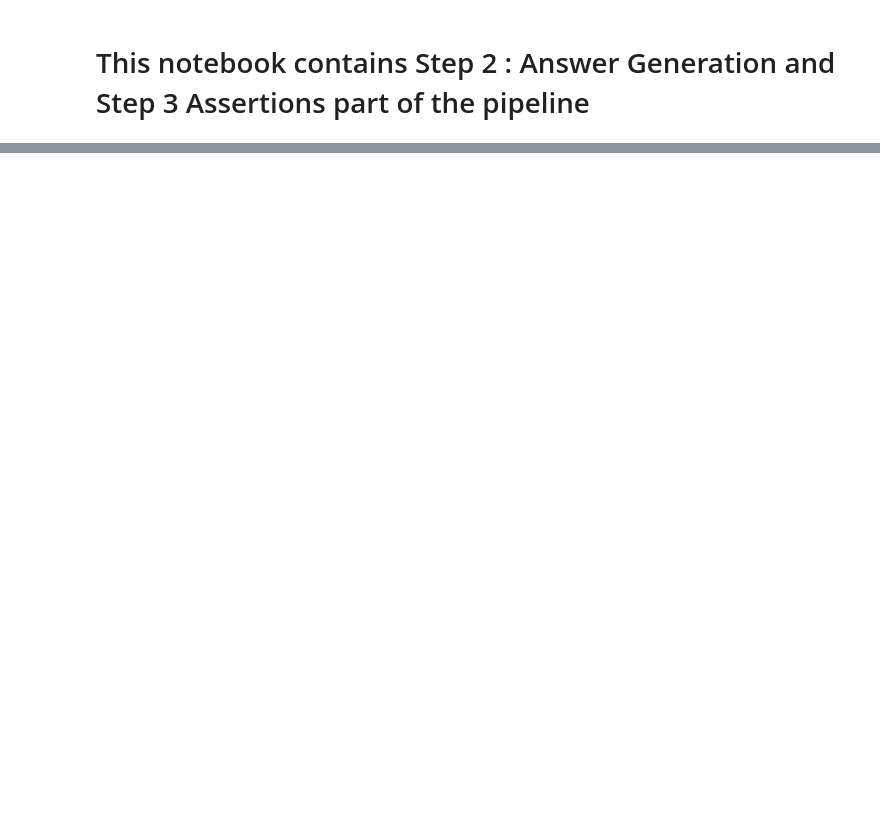
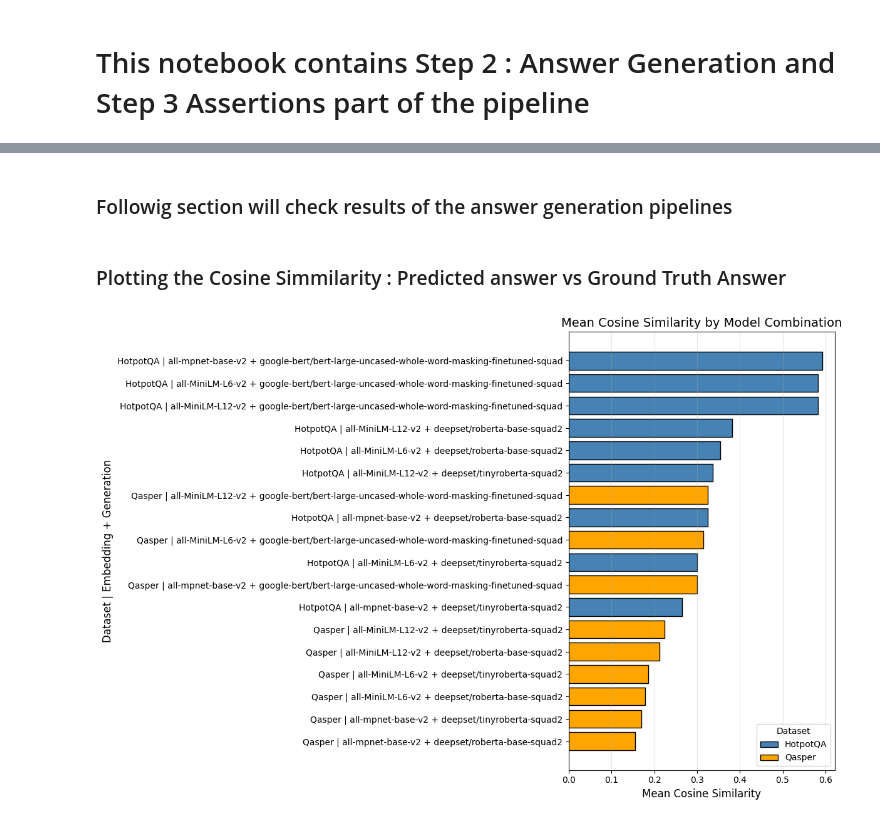
Before and after one commit to Nagarjuna-kandimalla/Doxplain, a Jupyter notebook: text/load_models.ipynb, the cells around one changed output, grey strips where cells are left out. Cells and saved outputs as stored; diff of their text form; code cells hidden in the pictures; blank space fills up the shorter version.

```diff
--- a/text/load_models.ipynb
+++ b/text/load_models.ipynb
@@ -294,0 +357,2 @@ run_pipeline(DATASET_PATH, BASE_CONFIGS, EMBEDDING_MODELS, GENERATION_MODELS)
+# %% [markdown]
+### Followig section will check results of the answer generation pipelines
@@ -294,0 +378,49 @@ run_pipeline(DATASET_PATH, BASE_CONFIGS, EMBEDDING_MODELS, GENERATION_MODELS)
+# %%
+if not results_df.empty:
+    conf_norm = (results_df["mean_confidence"] - results_df["mean_confidence"].min()) / (
+        results_df["mean_confidence"].max() - results_df["mean_confidence"].min()
+    )
+    cos_norm = (results_df["mean_cosine_sim"] - results_df["mean_cosine_sim"].min()) / (
+        results_df["mean_cosine_sim"].max() - results_df["mean_cosine_sim"].min()
+    )
+    results_df["combined_score"] = (conf_norm + cos_norm) / 2
+    best_row = results_df.loc[results_df["combined_score"].idxmax()]
+else:
+    best_row = None
+# %% [markdown]
+### Plotting the Cosine Simmilarity : Predicted answer vs Ground Truth Answer
+# %%
+if not results_df.empty:
+    results_sorted = results_df.sort_values("mean_cosine_sim", ascending=False).reset_index(drop=True)
+
+    results_sorted["label"] = results_sorted.apply(
+        lambda r: f"{r['dataset']} | {r['embedding']} + {r['generation']}", axis=1
+    )
+
+    dataset_colors = {
+        "HotpotQA": "steelblue",
+        "Qasper":   "orange"
+    }
+    bar_colors = results_sorted["dataset"].map(dataset_colors)
+
+    plt.figure(figsize=(12, 8))
+    plt.barh(results_sorted["label"],
+             results_sorted["mean_cosine_sim"],
+             color=bar_colors,
+             edgecolor="k")
+
+    plt.xlabel("Mean Cosine Similarity", fontsize=12)
+    plt.ylabel("Dataset | Embedding + Generation", fontsize=12)
+    plt.title("Mean Cosine Similarity by Model Combination", fontsize=14)
+    plt.gca().invert_yaxis()
+    plt.grid(axis="x", alpha=0.3)
+
+    from matplotlib.patches import Patch
+    legend_handles = [Patch(facecolor=c, edgecolor="k", label=ds)
+                      for ds, c in dataset_colors.items()]
+    plt.legend(handles=legend_handles, title="Dataset")
+
+    plt.tight_layout()
+    plt.show()
+# %% [output]
+[figure, added]
```
Also changed, not shown: parts of 15 cells of this notebook, 21 other files.
